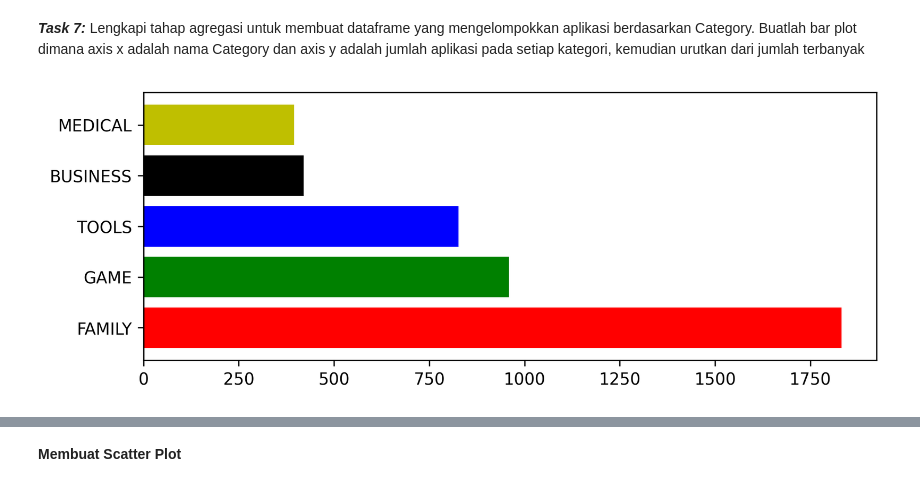
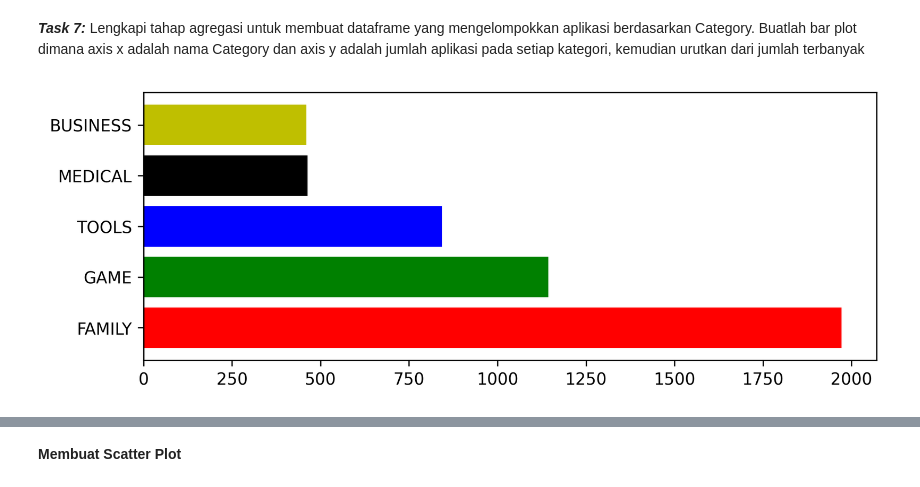
Before and after one commit to deratna/flask-ui-capstone, a Jupyter notebook: flask-ui-skeleton.ipynb, the cells around one changed output, grey strips where cells are left out. Drawn from its saved outputs; the diff is of its cells as text; code cells hidden in the pictures.

```diff
--- a/flask-ui-skeleton.ipynb
+++ b/flask-ui-skeleton.ipynb
@@ -162,18 +214,19 @@ rev_table
 Lengkapi tahap agregasi untuk membuat dataframe yang mengelompokkan aplikasi berdasarkan Category.
 Buatlah bar plot dimana axis x adalah nama Category dan axis y adalah jumlah aplikasi pada setiap kategori, kemudian urutkan dari jumlah terbanyak
 # %%
-cat_order = df2.groupby(_______).agg({
-_________ : _________
- }).rename({'Category':'Total'}, axis=1).sort_values(__________).head()
-X = _____________
-Y = _____________
+cat_order = df2.groupby('Category').agg({
+'Category' : 'count'
+ }).rename({'Category':'Total'}, axis=1).sort_values(by = 'Total', ascending=False).head()
+cat_order=cat_order.reset_index()
+X = cat_order['Category']
+Y = cat_order['Total']
 my_colors = 'rgbkymc'
 # bagian ini digunakan untuk membuat kanvas/figure
 fig = plt.figure(figsize=(8,3),dpi=300)
 fig.add_subplot()
 # bagian ini digunakan untuk membuat bar plot
-plt.barh(____,_____, color=my_colors)
+plt.barh(X,Y, color=my_colors)
 # bagian ini digunakan untuk menyimpan plot dalam format image.png
 plt.savefig('cat_order.png',bbox_inches="tight")
 # %% [output]
-[figure, old version]
+[figure, new version]
```
Also changed, not shown: parts of 9 cells of this notebook, 6 other files.
